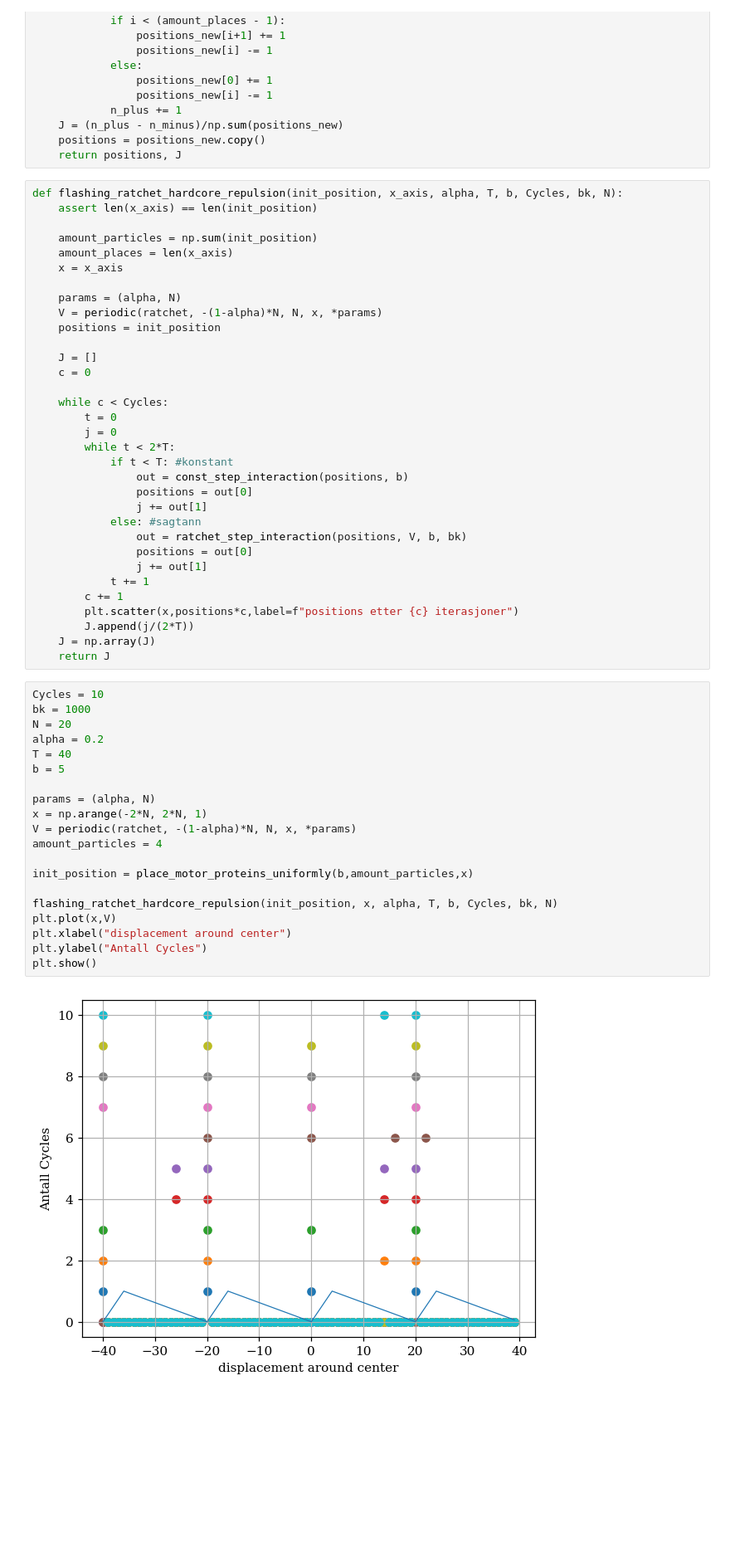
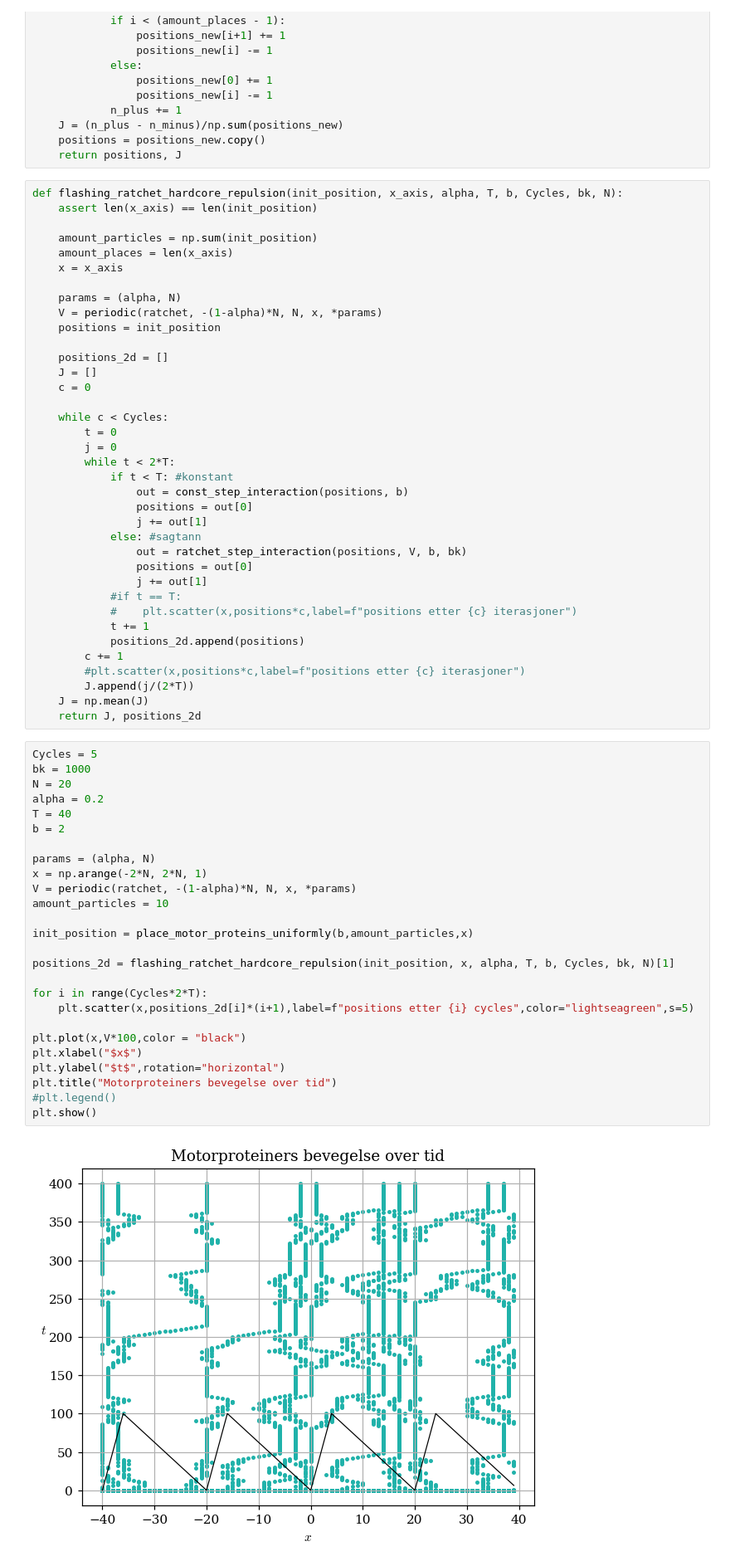
Before and after one commit to nikolaiborbe/VITBER_prosjekt2, a Jupyter notebook: Prosjekt2.ipynb, the cells around one changed output. Shown at 83% size. Drawn from its saved outputs; the diff is of its cells as text; blank space fills up the shorter version.

```diff
--- a/Prosjekt2.ipynb
+++ b/Prosjekt2.ipynb
@@ -1019,6 +1019,7 @@ def flashing_ratchet_hardcore_repulsion(init_position, x_axis, alpha, T, b, Cycl
     V = periodic(ratchet, -(1-alpha)*N, N, x, *params)
     positions = init_position
 
+    positions_2d = []
     J = []
     c = 0
 
@@ -1034,31 +1035,40 @@ def flashing_ratchet_hardcore_repulsion(init_position, x_axis, alpha, T, b, Cycl
                 out = ratchet_step_interaction(positions, V, b, bk)
                 positions = out[0]
                 j += out[1]
+            #if t == T:
+            #    plt.scatter(x,positions*c,label=f"positions etter {c} iterasjoner")
             t += 1
+            positions_2d.append(positions)
         c += 1
-        plt.scatter(x,positions*c,label=f"positions etter {c} iterasjoner")
+        #plt.scatter(x,positions*c,label=f"positions etter {c} iterasjoner")
         J.append(j/(2*T))
-    J = np.array(J)
-    return J
+    J = np.mean(J)
+    return J, positions_2d
 # %%
-Cycles = 10
+Cycles = 5
 bk = 1000
 N = 20
 alpha = 0.2
 T = 40
-b = 5
+b = 2
 
 params = (alpha, N)
 x = np.arange(-2*N, 2*N, 1)
 V = periodic(ratchet, -(1-alpha)*N, N, x, *params)
-amount_particles = 4
+amount_particles = 10
 
 init_position = place_motor_proteins_uniformly(b,amount_particles,x)
 
-flashing_ratchet_hardcore_repulsion(init_position, x, alpha, T, b, Cycles, bk, N)
-plt.plot(x,V)
-plt.xlabel("displacement around center")
-plt.ylabel("Antall Cycles")
+positions_2d = flashing_ratchet_hardcore_repulsion(init_position, x, alpha, T, b, Cycles, bk, N)[1]
+
+for i in range(Cycles*2*T):
+    plt.scatter(x,positions_2d[i]*(i+1),label=f"positions etter {i} cycles",color="lightseagreen",s=5)
+
+plt.plot(x,V*100,color = "black")
+plt.xlabel("$x$")
+plt.ylabel("$t$",rotation="horizontal")
+plt.title("Motorproteiners bevegelse over tid")
+#plt.legend()
 plt.show()
 # %% [output]
-[figure, old version]
+[figure, new version]
```
Also changed, not shown: parts of 8 cells of this notebook.
